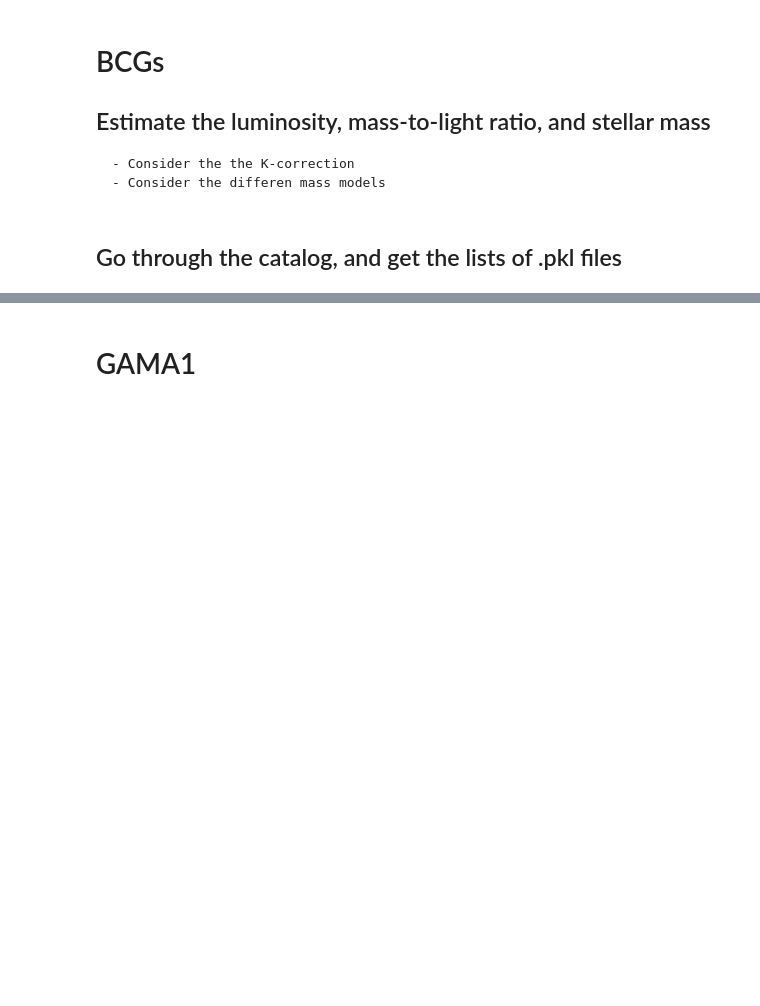
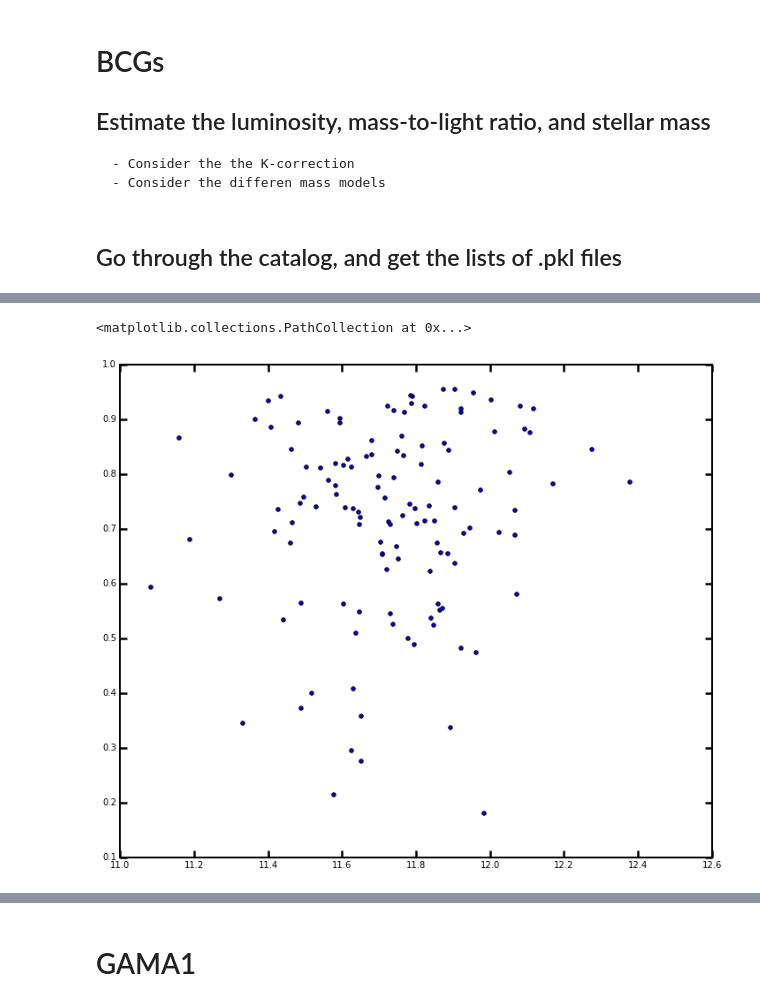
Before and after one commit to dr-guangtou/hsc_redbcg, a Jupyter notebook: note/massiveGalfit_160107.ipynb, the cells around one changed output, grey strips where cells are left out. Cells and saved outputs as stored; diff of their text form; code cells hidden in the pictures; blank space fills up the shorter version.

```diff
--- a/note/massiveGalfit_160107.ipynb
+++ b/note/massiveGalfit_160107.ipynb
@@ -897,0 +1004,7 @@ plt.scatter(logm2Bcg, logr2Bcg, c='r')
+# %%
+temp1 = 10.0 ** np.asarray(logm1Bcg)
+temp2 = 10.0 ** np.asarray(logm2Bcg)
+plt.scatter(np.log10(temp1 + temp2), (temp2 / (temp1 + temp2)))
+# %% [output]
+<matplotlib.collections.PathCollection at 0x...>
+[figure, added]
```
Also changed, not shown: parts of 14 cells of this notebook.
